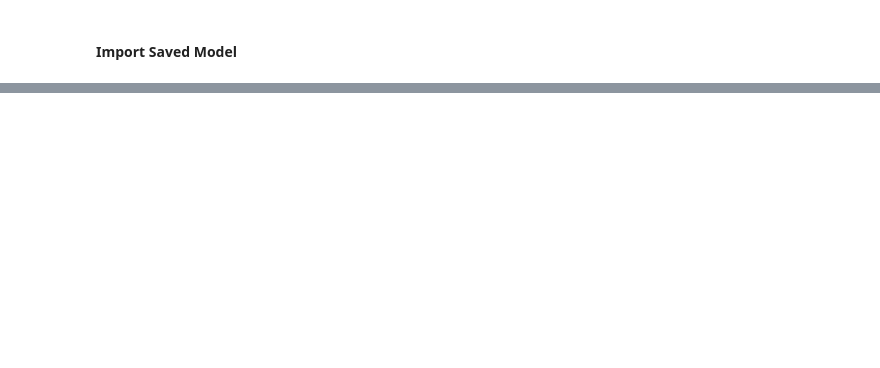
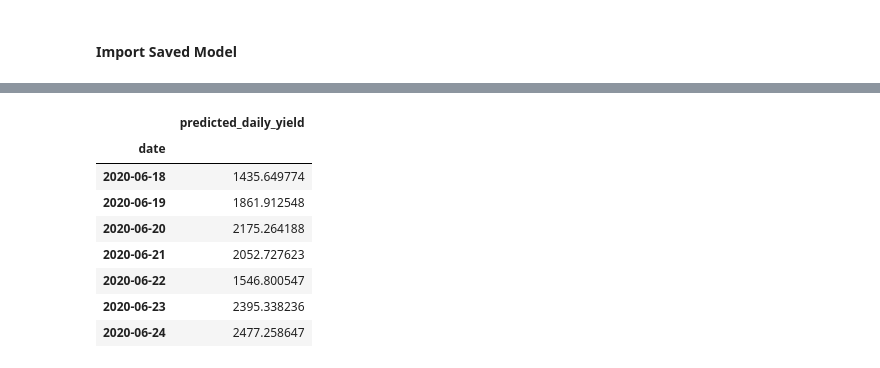
Before and after one commit to billiekim-DS/Capstone-3, a Jupyter notebook: notebooks/Capstone 3 Preprocessing & Modeling.ipynb, the cells around one changed output, grey strips where cells are left out. Saved outputs shown, nothing was run; the diff lists cells and outputs as text; code cells hidden in the pictures; blank space fills up the shorter version.

```diff
--- a/notebooks/Capstone 3 Preprocessing & Modeling.ipynb
+++ b/notebooks/Capstone 3 Preprocessing & Modeling.ipynb
@@ -1337,0 +1342,18 @@ time1b.delta_daily_yield2.plot();
+# %%
+time1b_daily = time1b.copy()
+time1b_daily.reset_index(inplace=True)
+time1b_daily.rename(columns={'delta_daily_yield2':'predicted_daily_yield'},inplace=True)
+time1b_daily['date'] = time1b_daily['date_time'].dt.date
+# %%
+time1b_daily2 = time1b_daily.groupby(['date']).agg('sum')
+time1b_daily2
+# %% [output]
+|  | predicted_daily_yield |
+| date |  |
+| 2020-06-18 | 1435.649774 |
+| 2020-06-19 | 1861.912548 |
+| 2020-06-20 | 2175.264188 |
+| 2020-06-21 | 2052.727623 |
+| 2020-06-22 | 1546.800547 |
+| 2020-06-23 | 2395.338236 |
+| 2020-06-24 | 2477.258647 |
```
Also changed, not shown: parts of 16 cells of this notebook.
